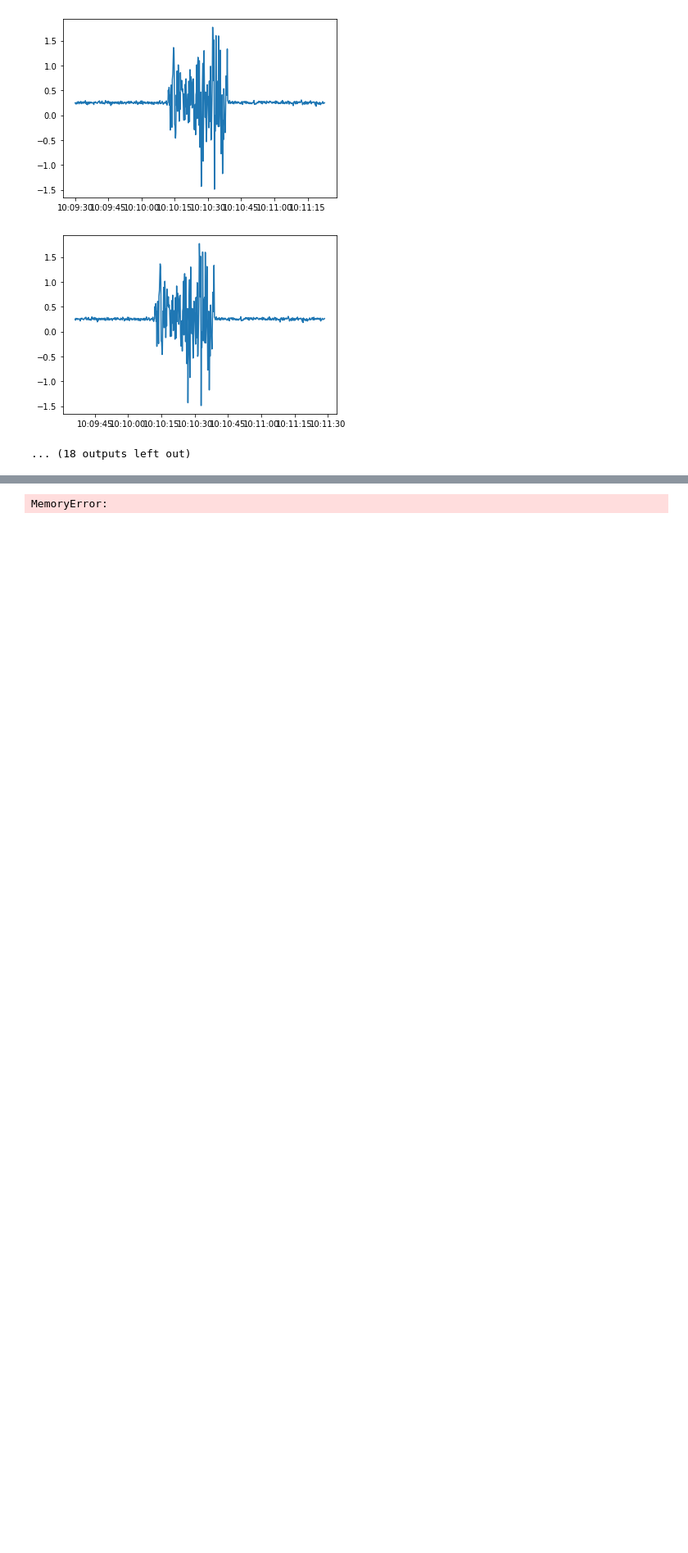
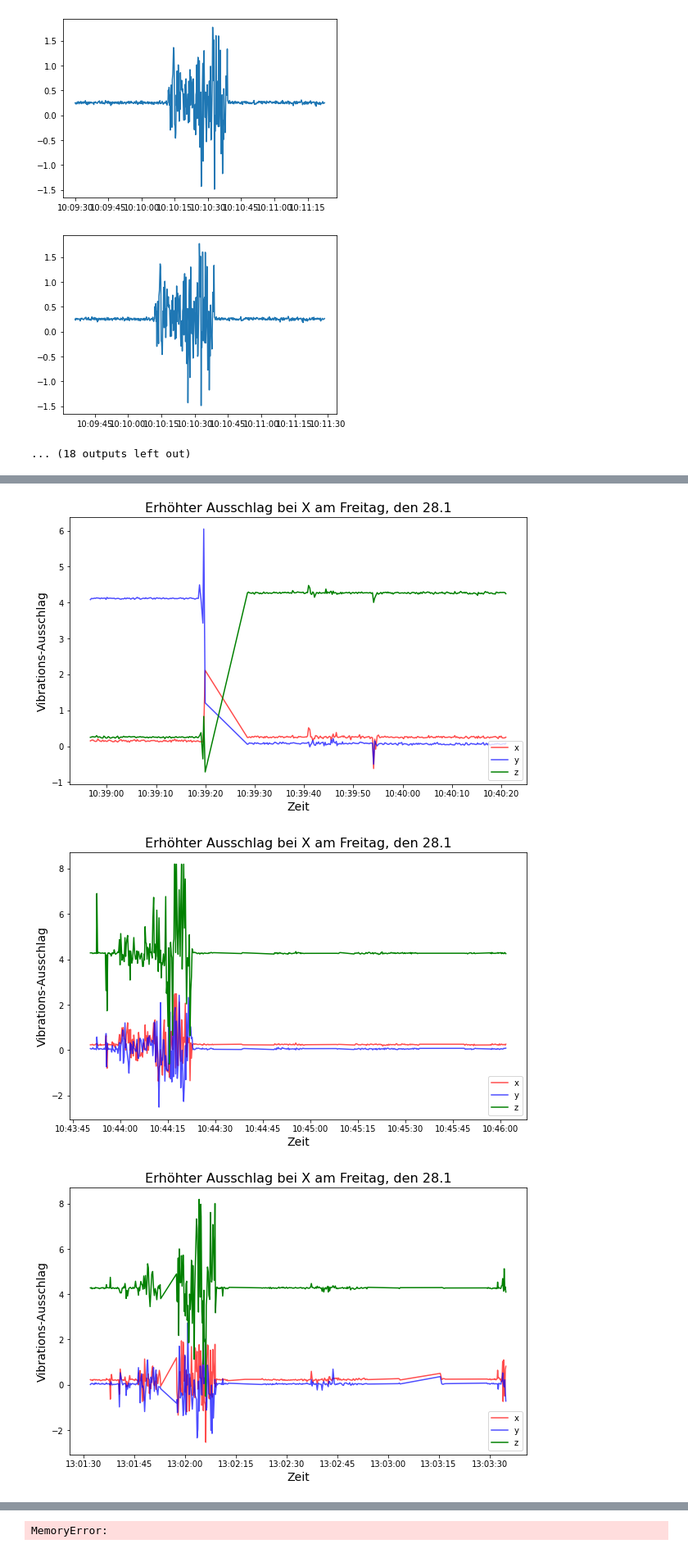
Before and after one commit to juliansaar/Innoprojekt, a Jupyter notebook: Kaffee_First_data_stories.ipynb, the cells around one changed output, grey strips where cells are left out. Shown at 82% size. Cells and saved outputs as stored; diff of their text form; code cells hidden in the pictures; blank space fills up the shorter version.

```diff
--- a/Kaffee_First_data_stories.ipynb
+++ b/Kaffee_First_data_stories.ipynb
@@ -22,0 +17,10 @@ df.head()
+# %%
+df['day_name'] = df['day_number']
+# %%
+df['day_name'].replace(0, "Montag", inplace=True)
+df['day_name'].replace(1, "Dienstag", inplace=True)
+df['day_name'].replace(2, "Mittwoch", inplace=True)
+df['day_name'].replace(3, "Donnerstag", inplace=True)
+df['day_name'].replace(4, "Freitag", inplace=True)
+df['day_name'].replace(5, "Samstag", inplace=True)
+df['day_name'].replace(6, "Sonntag", inplace=True)
@@ -181,6 +234,4 @@ print(indices)
 # %%
-a = np.array(indices)
-print(a)
-th = 100
-b = np.delete(a, np.argwhere(np.ediff1d(a) <= th) + 1)
-print(b)
+th = 500
+a = np.array(ind_x)
+X = np.delete(a, np.argwhere(np.ediff1d(a) <= th) + 1)
@@ -195,4 +237,0 @@ print(b)
-# %%
-for i in b:
-    plt.figure()
-    plt.plot(df.time[i - 300: i + 300], df.x[i - 300: i + 300])
@@ -212,0 +248,22 @@ for i in b:
+# %%
+for i in X:
+    if (i < 300):
+        fig, ax = plt.subplots(figsize=(10,6))
+        ax.plot(df.time[i: i + 350], df.x[i: i + 350], color='red', label='x', alpha=0.7)
+        ax.plot(df.time[i: i + 350], df.y[i: i + 350], color='blue', label='y', alpha=0.7)
+        ax.plot(df.time[i: i + 350], df.z[i: i + 350], color='green', label='z')
+
+    else:
+        fig, ax = plt.subplots(figsize=(10,6))
+        ax.plot(df.time[i - 100: i + 250], df.x[i - 100: i + 250], color='red', label='x', alpha=0.7)
+        ax.plot(df.time[i - 100: i + 250], df.y[i - 100: i + 250], color='blue', label='y', alpha=0.7)
+        ax.plot(df.time[i - 100: i + 250], df.z[i - 100: i + 250], color='green', label='z')
+
+    plt.legend(loc=4)
+    ax.set_xlabel("Zeit", fontsize=14)
+    ax.set_ylabel("Vibrations-Ausschlag", fontsize=14)
+    ax.set_title("Erhöhter Ausschlag bei X am " + str(df.day_name[i]) + ", den " + str(df.time.dt.day[i]) + "." + str(df.time.dt.month[i]), fontsize=16)
+# %% [output]
+[figure, added]
+[figure, added]
+[figure, added]
```
Also changed, not shown: parts of 20 cells of this notebook.
